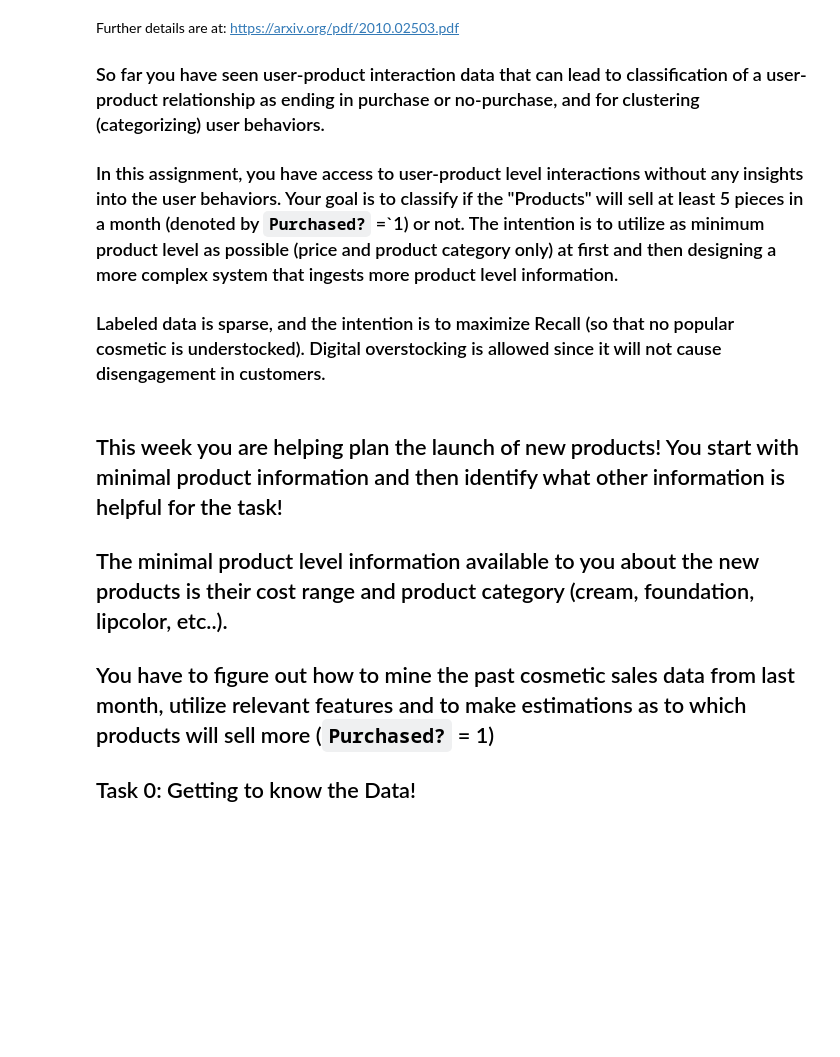
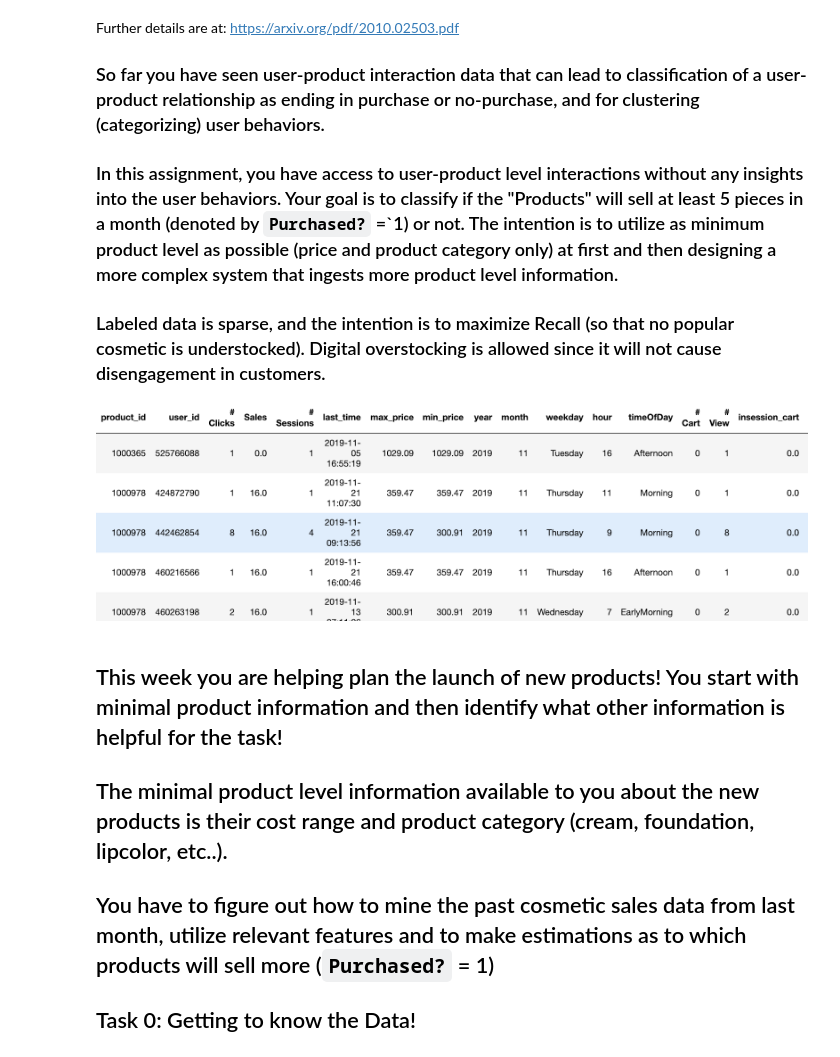
Before and after one commit to djvaroli/semi-supervised-learning, a Jupyter notebook: saturday_session/notebooks/Categorizing_New_Products_At_Target_Cosmetics-v1.ipynb, the cells around one changed output. Cells and saved outputs as stored; diff of their text form; code cells hidden in the pictures; blank space fills up the shorter version.

```diff
--- a/saturday_session/notebooks/Categorizing_New_Products_At_Target_Cosmetics-v1.ipynb
+++ b/saturday_session/notebooks/Categorizing_New_Products_At_Target_Cosmetics-v1.ipynb
@@ -12,7 +12,9 @@ Further details are at: https://arxiv.org/pdf/2010.02503.pdf
 # %%
 # The session-level data that is mined for this work is as follows:
 from IPython.display import Image
-Image(filename='image10.png')
+Image(filename='../images/image10.png')
+# %% [output]
+[figure, added]
 # %% [markdown]
 ## This week you are helping plan the launch of new products! You start with minimal product information and then identify what other information is helpful for the task!
 
```
Also changed, not shown: parts of 8 cells of this notebook, 1 other file.
